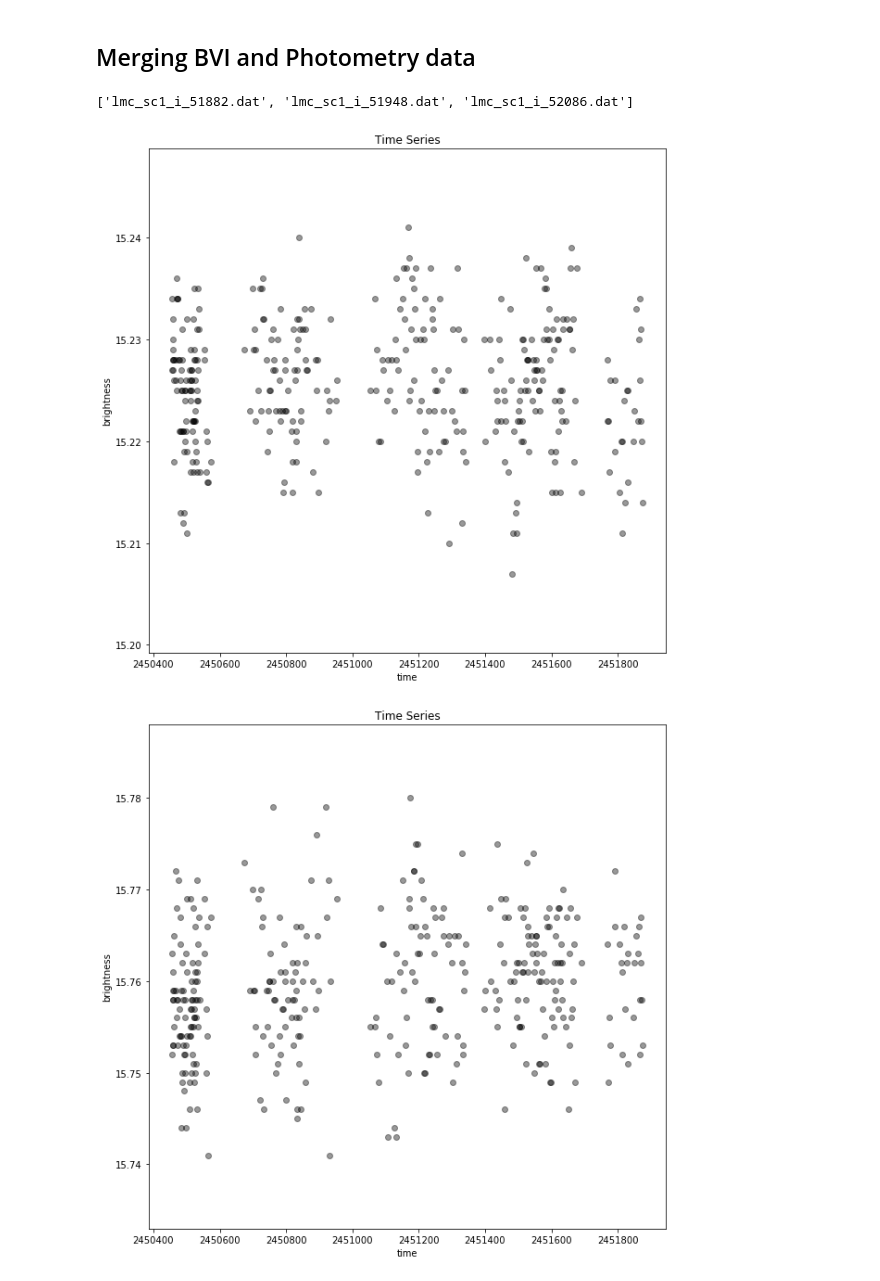
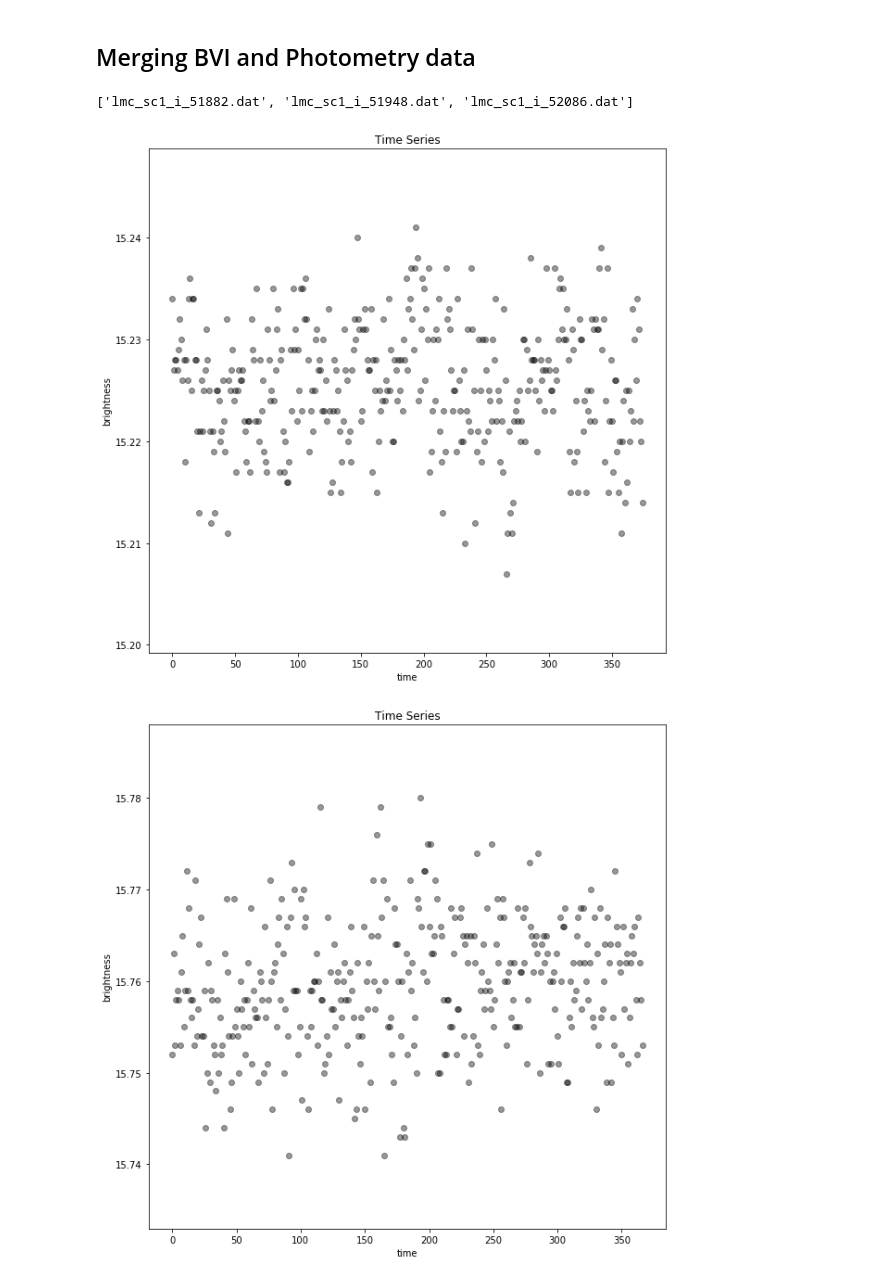
Before and after one commit to meraioth/LSSDS_Group_A, a Jupyter notebook: Sample data.ipynb, the cells around one changed output. Drawn from its saved outputs; the diff is of its cells as text; code cells hidden in the pictures.

```diff
--- a/Sample data.ipynb
+++ b/Sample data.ipynb
@@ -3,30 +3,37 @@
 # %%
 import pandas as pd
 import os
 import numpy as np
 import pylab as pl
 import matplotlib.pyplot as plt
 import re
+import FATS
 
 folder_files= os.listdir('.')
 dat_files = filter(lambda x: x.endswith('.dat'), folder_files)
 
 print dat_files
 
 for file in dat_files:
     #opening dat files
     df = pd.read_csv(file, sep='\s+', header=None, skiprows=1)
 
     #plotting-----
+    time = np.arange(0,df.shape[0],1)
+    magnitude = df.get(1)
     fig, ax = plt.subplots(1, 1, figsize=(10, 10))
-    ax.scatter(df.get(0),df.get(1), color='black', alpha=0.4)
+    ax.scatter(time,magnitude, color='black', alpha=0.4)
 
     ax.set_xlabel('time')
     ax.set_ylabel('brightness')
     ax.set_title('Time Series')
-
     plt.show()
+    #FATS part
+    #lc_ex = np.array([magnitude,time])
+    #print lc_ex
+    #a = FATS.FeatureSpace(Data='all')
+    #a=a.calculateFeature(lc_ex)
 # %% [output]
 ['lmc_sc1_i_51882.dat', 'lmc_sc1_i_51948.dat', 'lmc_sc1_i_52086.dat']
-[figure, old version]
+[figure, new version]
-[figure, old version]
+[figure, new version]
```
Also changed, not shown: parts of 1 cell of this notebook, 2 other files.
